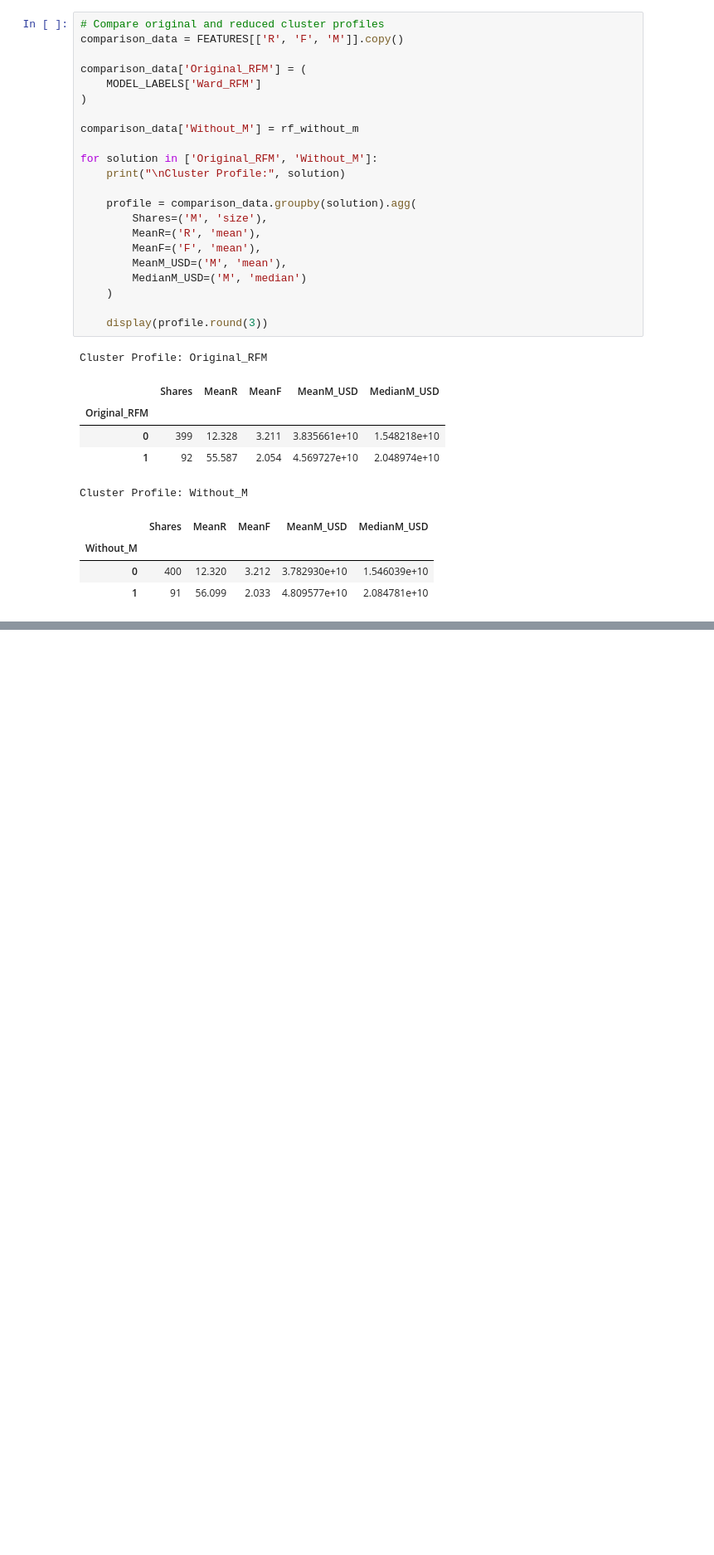
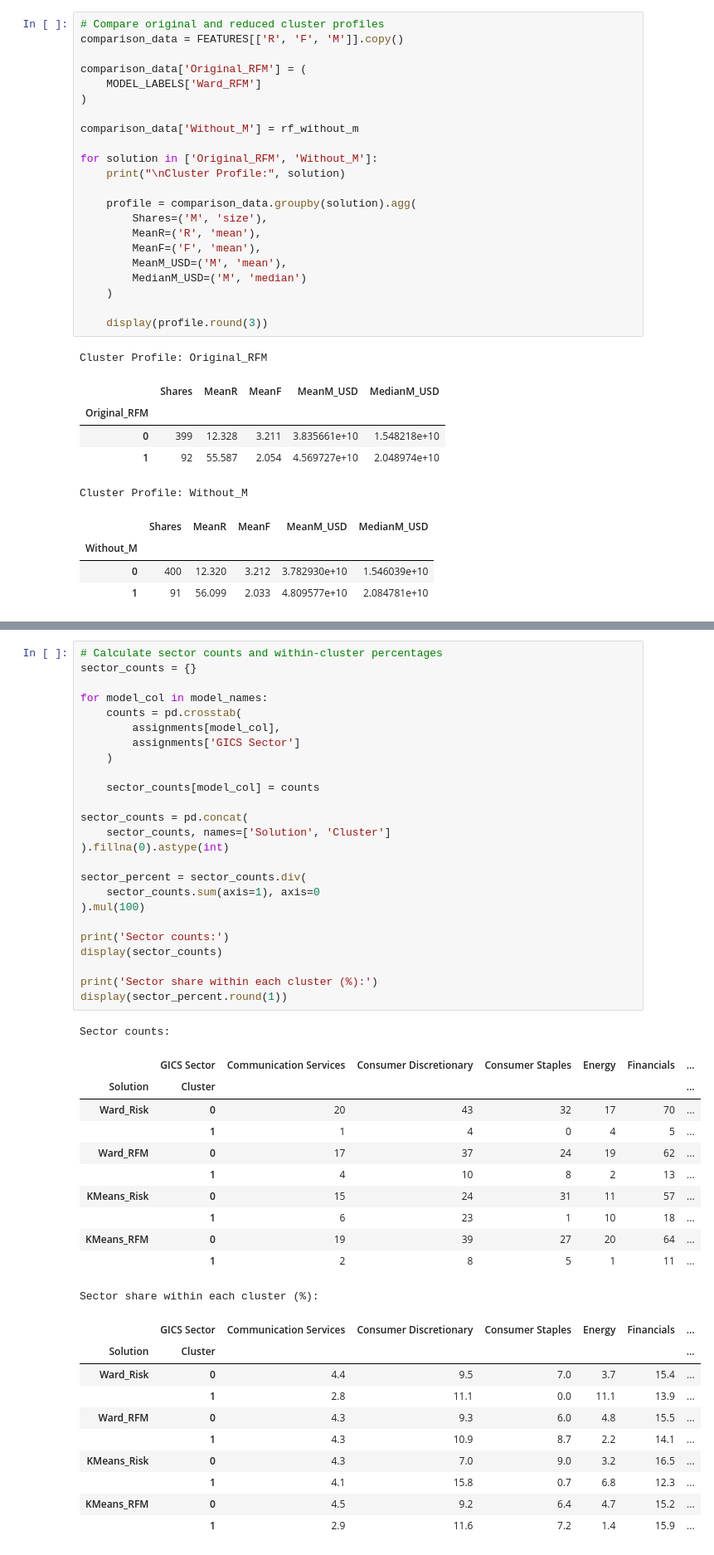
Before and after one commit to samodamarasinghe/CRM_CW1, a Jupyter notebook: CRM_CW1_FINAL.ipynb, the cells around one changed output, grey strips where cells are left out. Shown at 83% size. Drawn from its saved outputs; the diff is of its cells as text; blank space fills up the shorter version.

```diff
--- a/CRM_CW1_FINAL.ipynb
+++ b/CRM_CW1_FINAL.ipynb
@@ -1564,0 +1639,48 @@ Cluster Profile: Without_M
+# %%
+# Calculate sector counts and within-cluster percentages
+sector_counts = {}
+
+for model_col in model_names:
+    counts = pd.crosstab(
+        assignments[model_col],
+        assignments['GICS Sector']
+    )
+
+    sector_counts[model_col] = counts
+
+sector_counts = pd.concat(
+    sector_counts, names=['Solution', 'Cluster']
+).fillna(0).astype(int)
+
+sector_percent = sector_counts.div(
+    sector_counts.sum(axis=1), axis=0
+).mul(100)
+
+print('Sector counts:')
+display(sector_counts)
+
+print('Sector share within each cluster (%):')
+display(sector_percent.round(1))
+# %% [output]
+Sector counts:
+|  | GICS Sector | Communication Services | Consumer Discretionary | Consumer Staples | Energy | Financials | ... |
+| Solution | Cluster |  |  |  |  |  | ... |
+| Ward_Risk | 0 | 20 | 43 | 32 | 17 | 70 | ... |
+|  | 1 | 1 | 4 | 0 | 4 | 5 | ... |
+| Ward_RFM | 0 | 17 | 37 | 24 | 19 | 62 | ... |
+|  | 1 | 4 | 10 | 8 | 2 | 13 | ... |
+| KMeans_Risk | 0 | 15 | 24 | 31 | 11 | 57 | ... |
+|  | 1 | 6 | 23 | 1 | 10 | 18 | ... |
+| KMeans_RFM | 0 | 19 | 39 | 27 | 20 | 64 | ... |
+|  | 1 | 2 | 8 | 5 | 1 | 11 | ... |
+Sector share within each cluster (%):
+|  | GICS Sector | Communication Services | Consumer Discretionary | Consumer Staples | Energy | Financials | ... |
+| Solution | Cluster |  |  |  |  |  | ... |
+| Ward_Risk | 0 | 4.4 | 9.5 | 7.0 | 3.7 | 15.4 | ... |
+|  | 1 | 2.8 | 11.1 | 0.0 | 11.1 | 13.9 | ... |
+| Ward_RFM | 0 | 4.3 | 9.3 | 6.0 | 4.8 | 15.5 | ... |
+|  | 1 | 4.3 | 10.9 | 8.7 | 2.2 | 14.1 | ... |
+| KMeans_Risk | 0 | 4.3 | 7.0 | 9.0 | 3.2 | 16.5 | ... |
+|  | 1 | 4.1 | 15.8 | 0.7 | 6.8 | 12.3 | ... |
+| KMeans_RFM | 0 | 4.5 | 9.2 | 6.4 | 4.7 | 15.2 | ... |
+|  | 1 | 2.9 | 11.6 | 7.2 | 1.4 | 15.9 | ... |
```
Also changed, not shown: parts of 17 cells of this notebook.
